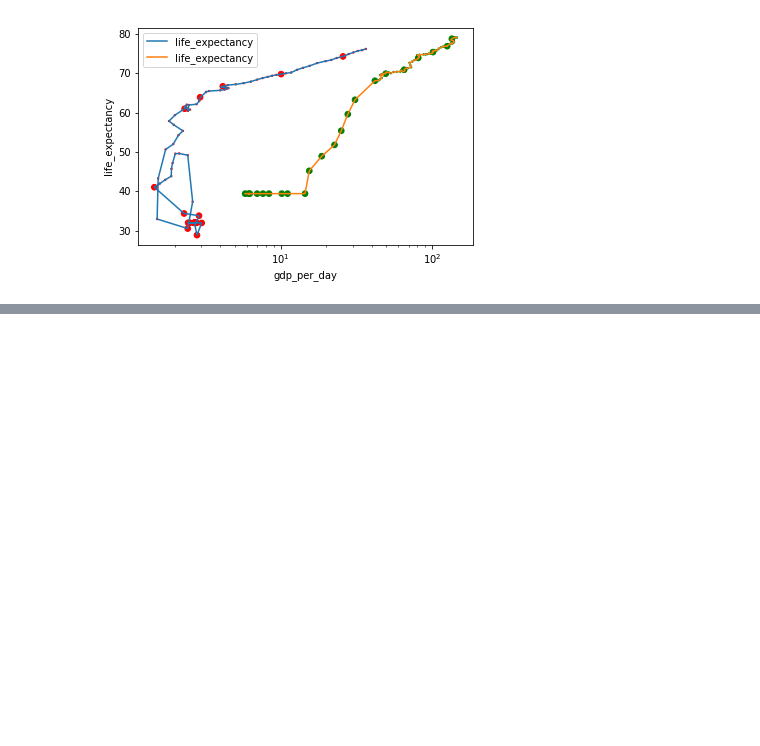
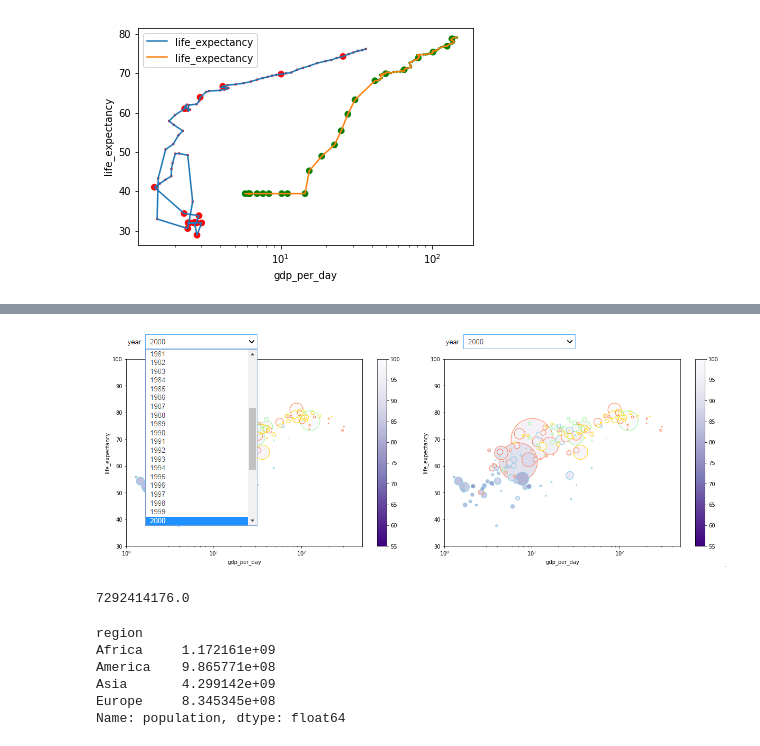
Before and after one commit to juanspinelli/main, a Jupyter notebook: Curso Pandas/EDA Gapminder.ipynb, the cells around one changed output, grey strips where cells are left out. Drawn from its saved outputs; the diff is of its cells as text; code cells hidden in the pictures; blank space fills up the shorter version.

```diff
--- a/Curso Pandas/EDA Gapminder.ipynb
+++ b/Curso Pandas/EDA Gapminder.ipynb
@@ -168,0 +200,20 @@ dataDos[dataDos.country == 'United States'].plot.line(x = "gdp_per_day", y = "li
+# %%
+### Se ve de esta forma pero github no lo muestra, es un grafico en el que se puede ir
+### cambiano el año y mostrar los datos
+
+Image(filename= 'Datos/gapminder/gapminderDos.png', width=950, height=900)
+# %% [output]
+[figure, added]
+# %%
+datos[datos.year == 2015].population.sum()
+# %% [output]
+7292414176.0
+# %%
+datos[datos.year == 2015].groupby('region').population.sum()
+# %% [output]
+region
+Africa     1.172161e+09
+America    9.865771e+08
+Asia       4.299142e+09
+Europe     8.345345e+08
+Name: population, dtype: float64
```
Also changed, not shown: parts of 13 cells of this notebook, 3 other files.
